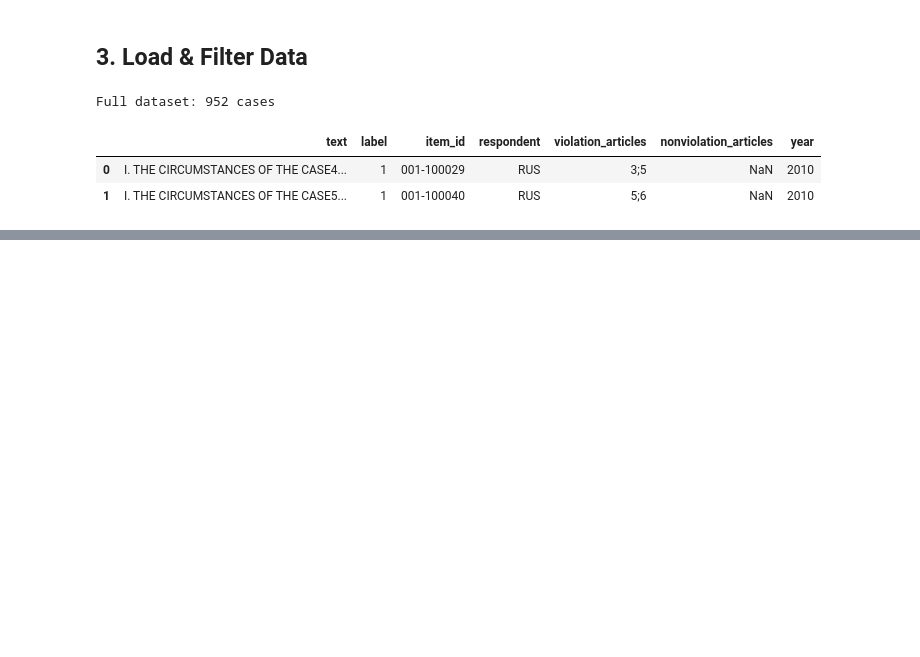
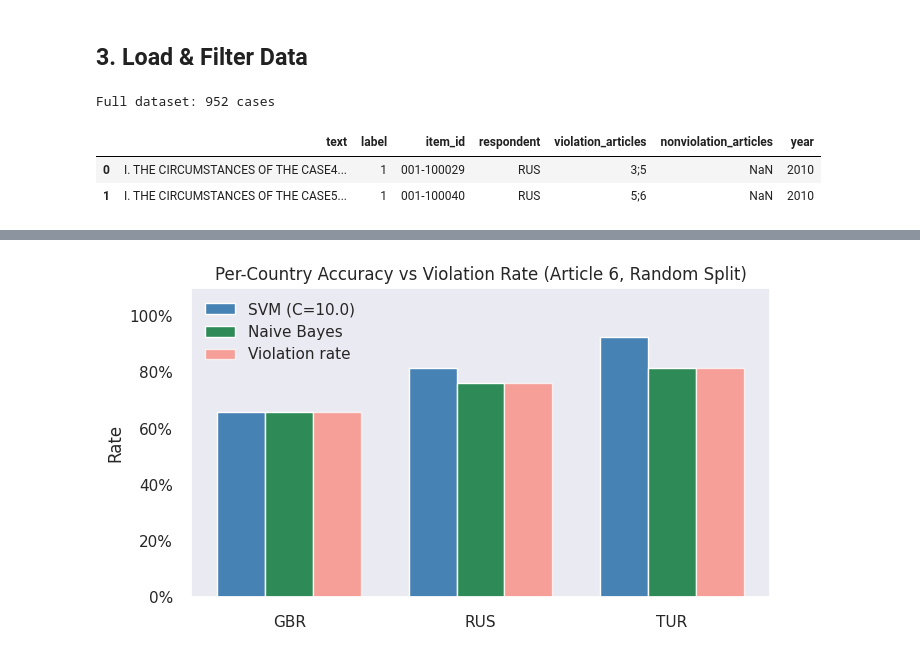
Before and after one commit to leondgarse/echr, a Jupyter notebook: train_svm.ipynb, the cells around one changed output, grey strips where cells are left out. Drawn from its saved outputs; the diff is of its cells as text; code cells hidden in the pictures; blank space fills up the shorter version.

```diff
--- a/train_svm.ipynb
+++ b/train_svm.ipynb
@@ -370,0 +387,17 @@ plt.show()
+# %%
+indices = np.arange(len(df))
+_, test_idx = train_test_split(indices, test_size=0.25, stratify=y, random_state=RANDOM_STATE)
+
+test_df = df.iloc[test_idx].copy()
+test_df['pred_svm'] = y_pred_svm_r
+test_df['pred_nb']  = y_pred_nb_r
+
+country_stats = test_df.groupby('respondent').agg(
+    n_cases=('label_art6', 'count'),
+    violation_rate=('label_art6', 'mean'),
+    acc_svm=('pred_svm', lambda s: (s == test_df.loc[s.index, 'label_art6']).mean()),
+    acc_nb= ('pred_nb',  lambda s: (s == test_df.loc[s.index, 'label_art6']).mean()),
+).round(3)
+
+print('Per-country accuracy on test set (random split):')
+display(country_stats)
@@ -370,0 +411,21 @@ plt.show()
+# %%
+fig, ax = plt.subplots(figsize=(7, 4))
+countries = country_stats.index.tolist()
+x = np.arange(len(countries))
+width = 0.25
+
+ax.bar(x - width,   country_stats['acc_svm'],        width, label=f'SVM (C={BEST_C})', color='steelblue')
+ax.bar(x,           country_stats['acc_nb'],         width, label='Naive Bayes',        color='seagreen')
+ax.bar(x + width,   country_stats['violation_rate'], width, label='Violation rate',     color='salmon', alpha=0.7)
+
+ax.set_xticks(x)
+ax.set_xticklabels(countries)
+ax.set_ylabel('Rate')
+ax.set_ylim(0, 1.1)
+ax.yaxis.set_major_formatter(mticker.PercentFormatter(xmax=1))
+ax.set_title('Per-Country Accuracy vs Violation Rate (Article 6, Random Split)')
+ax.legend()
+plt.tight_layout()
+plt.show()
+# %% [output]
+[figure, added]
```
Also changed, not shown: parts of 41 cells of this notebook, 1 other file.
